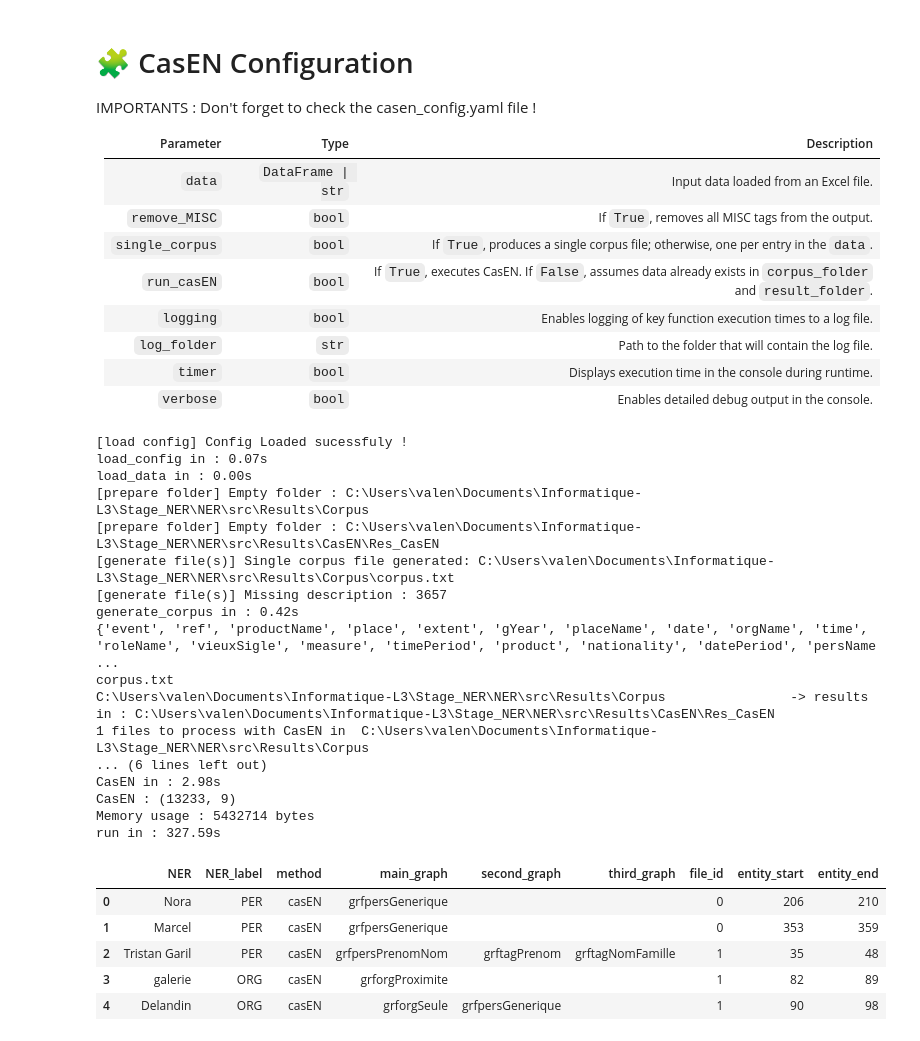
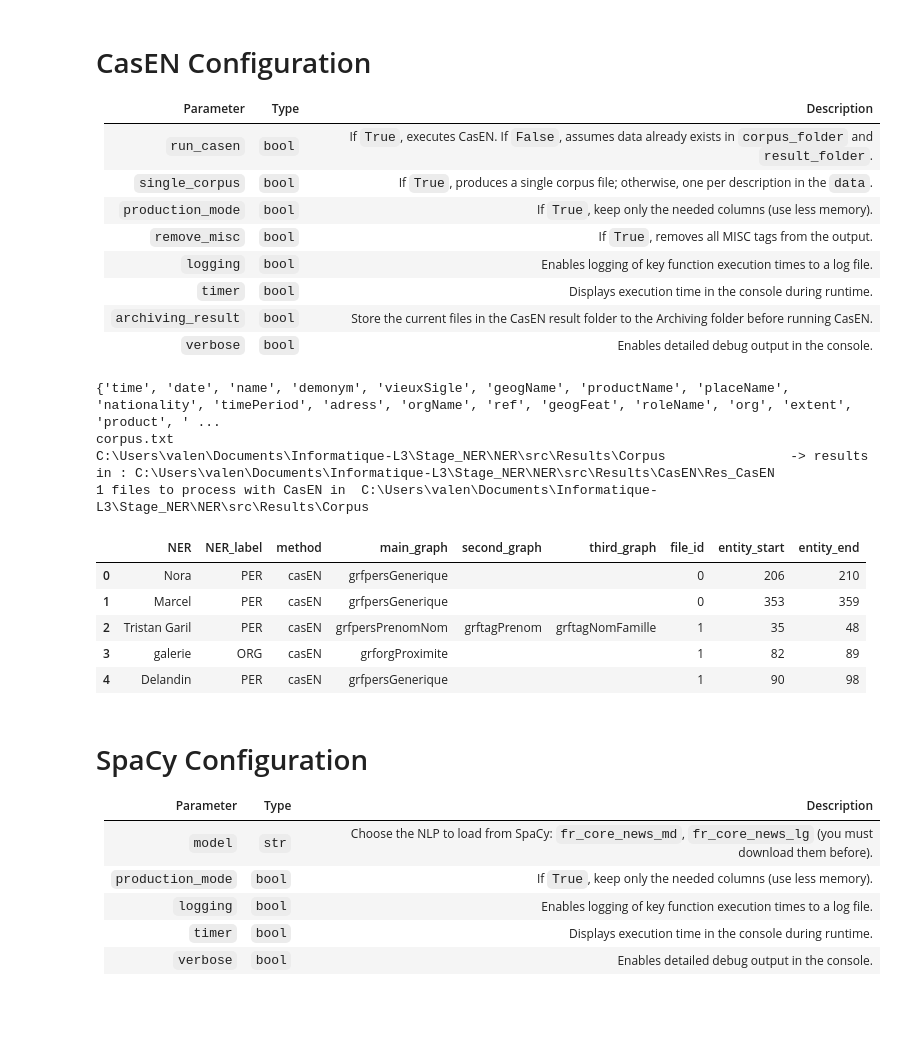
Before and after one commit to Valentin-Gauthier/NER, a Jupyter notebook: src/NER/NER.ipynb, the cells around one changed output. Drawn from its saved outputs; the diff is of its cells as text; code cells hidden in the pictures; blank space fills up the shorter version.

```diff
--- a/src/NER/NER.ipynb
+++ b/src/NER/NER.ipynb
@@ -5,60 +5,46 @@ import pandas as pd
 # LOAD THE DATAS
 DATAS = pd.read_excel("C:\\Users\\valen\\Documents\\Informatique-L3\\Stage_NER\\NER\\src\\Ressources\\20231101_raw.xlsx")
 # %% [markdown]
-# 🧩 CasEN Configuration
-
- IMPORTANTS : Don't forget to check the casen_config.yaml file !
+# CasEN Configuration
 
 | Parameter         | Type             | Description                                                                                                 |
 |------------------|-------------------|-------------------------------------------------------------------------------------------------------------|
-| `data`           | `DataFrame \| str`| Input data loaded from an Excel file.                                                                       |
-| `remove_MISC`    | `bool`            | If `True`, removes all MISC tags from the output.                                                           |
-| `single_corpus`  | `bool`            | If `True`, produces a single corpus file; otherwise, one per entry in the `data`.                           |
-| `run_casEN`      | `bool`            | If `True`, executes CasEN. If `False`, assumes data already exists in `corpus_folder` and `result_folder`.  |
+| `run_casen`           | `bool`| If `True`, executes CasEN. If `False`, assumes data already exists in `corpus_folder` and `result_folder`.  |
+| `single_corpus`  | `bool`            | If `True`, produces a single corpus file; otherwise, one per description in the `data`.                           |
+| `production_mode`  | `bool`            | If `True`, keep only the needed columns (use less memory).                           |
+| `remove_misc`    | `bool`            | If `True`, removes all MISC tags from the output.                                                           |
 | `logging`        | `bool`            | Enables logging of key function execution times to a log file.                                              |
-| `log_folder`     | `str`             | Path to the folder that will contain the log file.                                                          |
 | `timer`          | `bool`            | Displays execution time in the console during runtime.                                                      |
+| `archiving_result`          | `bool`            | Store the current files in the CasEN result folder to the Archiving folder before running CasEN.                                                      |
 | `verbose`        | `bool`            | Enables detailed debug output in the console.                                                               |
 # %%
 from tools import casen_config
 importlib.reload(casen_config)
 from tools.casen_config import CasenConfig
 
 # ========================= CASEN EXEMPLE =====================
 c = CasenConfig(
     run_casen= True,
     single_corpus= True,
-    production_mode = True, # light_mode True : 5432714 bytes VS False : 8422013 bytes
+    production_mode = True, # production_mode True : 5432714 bytes VS False : 8422013 bytes
     remove_misc= True,
     logging= False,
-    timer= True,
+    timer= False,
     archiving_result= False,
-    verbose= True
+    verbose= False
 )
 
-casen_df = c.run(DATAS)
-casen_df.head()
+c_df = c.run(DATAS)
+c_df.to_excel("casen_generique_at_end.xlsx", index=False)
+c_df.head()
 # %% [output]
-[load config] Config Loaded sucessfuly !
-load_config in : 0.07s
-load_data in : 0.00s
-[prepare folder] Empty folder : C:\Users\valen\Documents\Informatique-L3\Stage_NER\NER\src\Results\Corpus
-[prepare folder] Empty folder : C:\Users\valen\Documents\Informatique-L3\Stage_NER\NER\src\Results\CasEN\Res_CasEN
-[generate file(s)] Single corpus file generated: C:\Users\valen\Documents\Informatique-L3\Stage_NER\NER\src\Results\Corpus\corpus.txt
-[generate file(s)] Missing description : 3657
-generate_corpus in : 0.42s
-{'event', 'ref', 'productName', 'place', 'extent', 'gYear', 'placeName', 'date', 'orgName', 'time', 'roleName', 'vieuxSigle', 'measure', 'timePeriod', 'product', 'nationality', 'datePeriod', 'persName ...
+{'time', 'date', 'name', 'demonym', 'vieuxSigle', 'geogName', 'productName', 'placeName', 'nationality', 'timePeriod', 'adress', 'orgName', 'ref', 'geogFeat', 'roleName', 'org', 'extent', 'product', ' ...
 corpus.txt
 C:\Users\valen\Documents\Informatique-L3\Stage_NER\NER\src\Results\Corpus                -> results in : C:\Users\valen\Documents\Informatique-L3\Stage_NER\NER\src\Results\CasEN\Res_CasEN
 1 files to process with CasEN in  C:\Users\valen\Documents\Informatique-L3\Stage_NER\NER\src\Results\Corpus
-... (6 lines left out)
-CasEN in : 2.98s
-CasEN : (13233, 9)
-Memory usage : 5432714 bytes
-run in : 327.59s
 |  | NER | NER_label | method | main_graph | second_graph | third_graph | file_id | entity_start | entity_end |
 | 0 | Nora | PER | casEN | grfpersGenerique |  |  | 0 | 206 | 210 |
 | 1 | Marcel | PER | casEN | grfpersGenerique |  |  | 0 | 353 | 359 |
 | 2 | Tristan Garil | PER | casEN | grfpersPrenomNom | grftagPrenom | grftagNomFamille | 1 | 35 | 48 |
 | 3 | galerie | ORG | casEN | grforgProximite |  |  | 1 | 82 | 89 |
-| 4 | Delandin | ORG | casEN | grforgSeule | grfpersGenerique |  | 1 | 90 | 98 |
+| 4 | Delandin | PER | casEN | grfpersGenerique |  |  | 1 | 90 | 98 |
@@ -67,3 +51,13 @@ casen_df.to_excel("casen_multiple_files.xlsx", index=False)
+# %% [markdown]
+# SpaCy Configuration
+
+| Parameter         | Type             | Description                                                                                                 |
+|------------------|-------------------|-------------------------------------------------------------------------------------------------------------|
+| `model`        | `str`            | Choose the NLP to load from SpaCy:  `fr_core_news_md`, `fr_core_news_lg` (you must download them before).                                              |
+| `production_mode`  | `bool`            | If `True`, keep only the needed columns (use less memory).                           |
+| `logging`        | `bool`            | Enables logging of key function execution times to a log file.                                              |
+| `timer`          | `bool`            | Displays execution time in the console during runtime.                                                      |
+| `verbose`        | `bool`            | Enables detailed debug output in the console.                                                               |
 # %%
 from tools import spacy_wrapper
 importlib.reload(spacy_wrapper)
```
Also changed, not shown: parts of 10 cells of this notebook, 16 other files.
